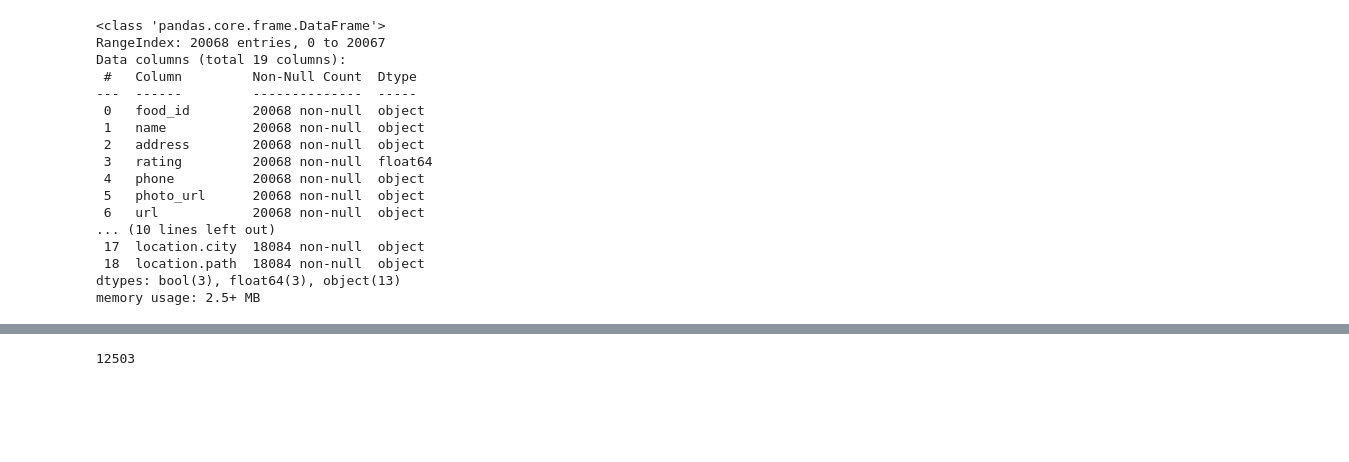
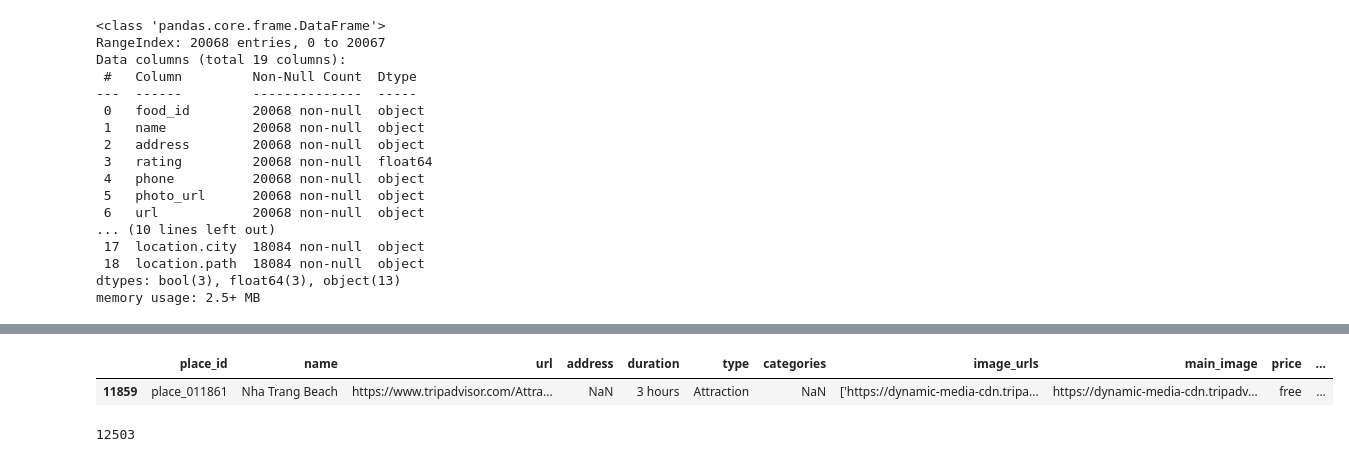
Before and after one commit to ltdoanh2004/Grab-project, a Jupyter notebook: ai/model/src/utils/prepare_data.ipynb, the cells around one changed output, grey strips where cells are left out. Cells and saved outputs as stored; diff of their text form; code cells hidden in the pictures; blank space fills up the shorter version.

```diff
--- a/ai/model/src/utils/prepare_data.ipynb
+++ b/ai/model/src/utils/prepare_data.ipynb
@@ -368,6 +370,11 @@ df.head()
 | 2 | place_000002 | Grandpa's Garden | https://www.tripadvisor.com/Attra... | NaN | 1 hour | Attraction | ['Bus Tours in Hanoi', 'Sightseei... | NaN | NaN | $86.00 | ... |
 | 3 | place_000003 | Chuong Tailor | https://www.tripadvisor.com/Attra... | NaN | 1 hour | Attraction | ['Art Galleries in Hanoi', 'Antiq... | ['https://dynamic-media-cdn.tripa... | https://dynamic-media-cdn.tripadv... | $86.00 | ... |
 | 4 | place_000004 | Bactrungnamtravel (Hanoi, Vietnam... | https://www.tripadvisor.com/Attra... | NaN | NaN | Attraction | ['Bus Tours in Hanoi', 'Walking T... | NaN | NaN | $55.00 | ... |
+# %%
+df[df['place_id'] == 'place_011861']
+# %% [output]
+|  | place_id | name | url | address | duration | type | categories | image_urls | main_image | price | ... |
+| 11859 | place_011861 | Nha Trang Beach | https://www.tripadvisor.com/Attra... | NaN | 3 hours | Attraction | NaN | ['https://dynamic-media-cdn.tripa... | https://dynamic-media-cdn.tripadv... | free | ... |
 # %%
 len(df)
 # %% [output]
```
Also changed, not shown: parts of 2 cells of this notebook, 2 other files.
